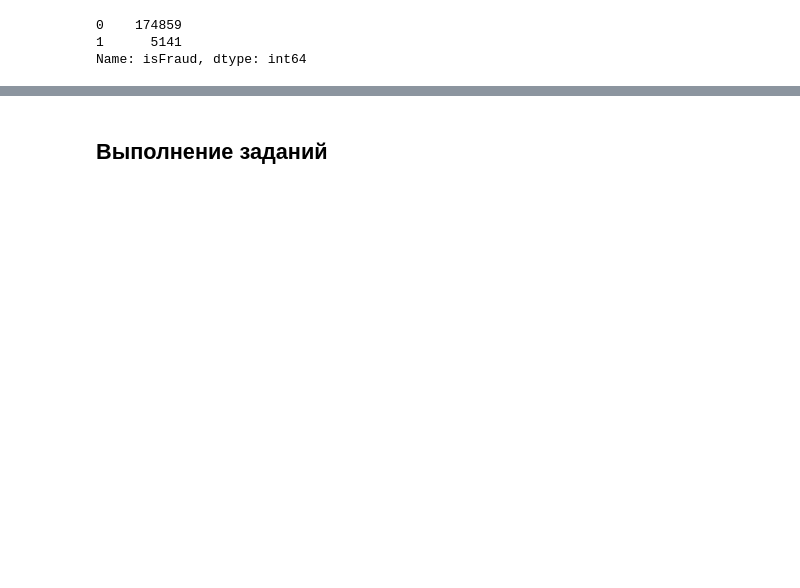
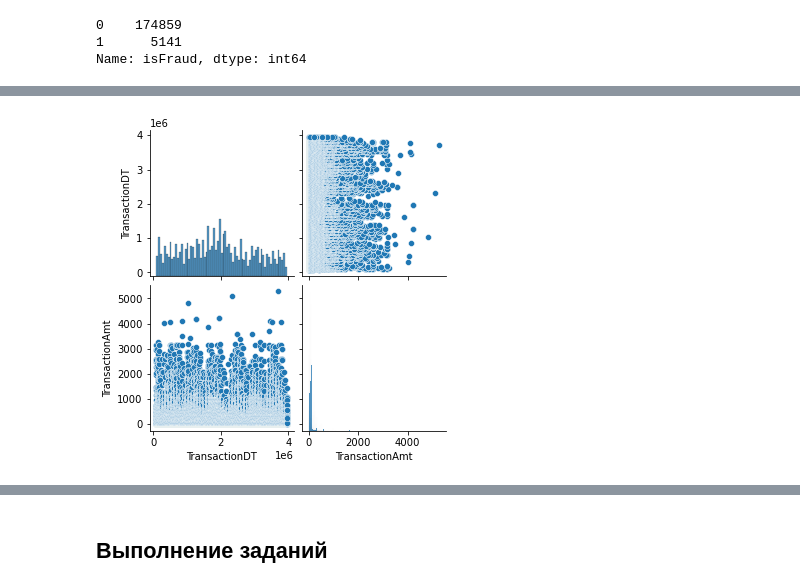
Before and after one commit to OlegRev/SportsDataAnalysis.KagglePlatform, a Jupyter notebook: hw_lesson_2.ipynb, the cells around one changed output, grey strips where cells are left out. Cells and saved outputs as stored; diff of their text form; code cells hidden in the pictures; blank space fills up the shorter version.

```diff
--- a/hw_lesson_2.ipynb
+++ b/hw_lesson_2.ipynb
@@ -214,0 +284,5 @@ test_df.describe()
+# %%
+cols = ['TransactionDT', 'TransactionAmt']
+sns_plot = sns.pairplot(train_df[cols])
+# %% [output]
+[figure, added]
```
Also changed, not shown: parts of 58 cells of this notebook.
